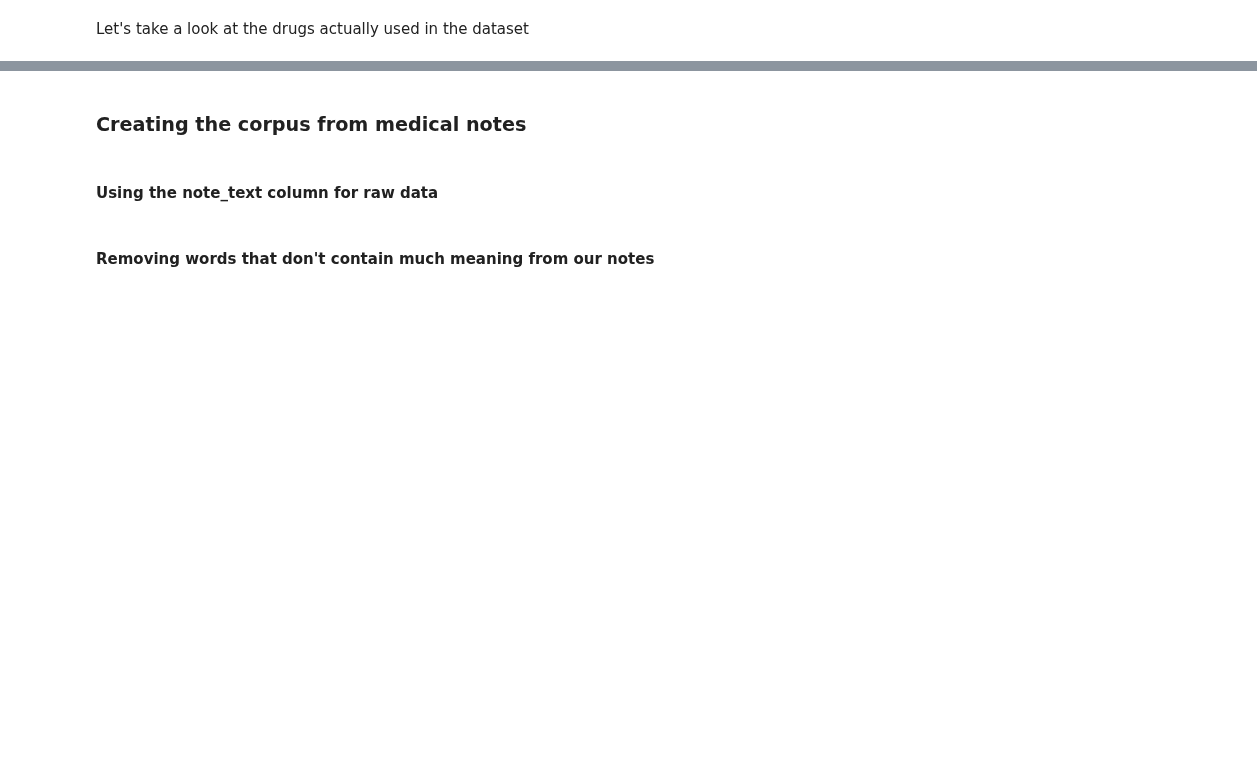
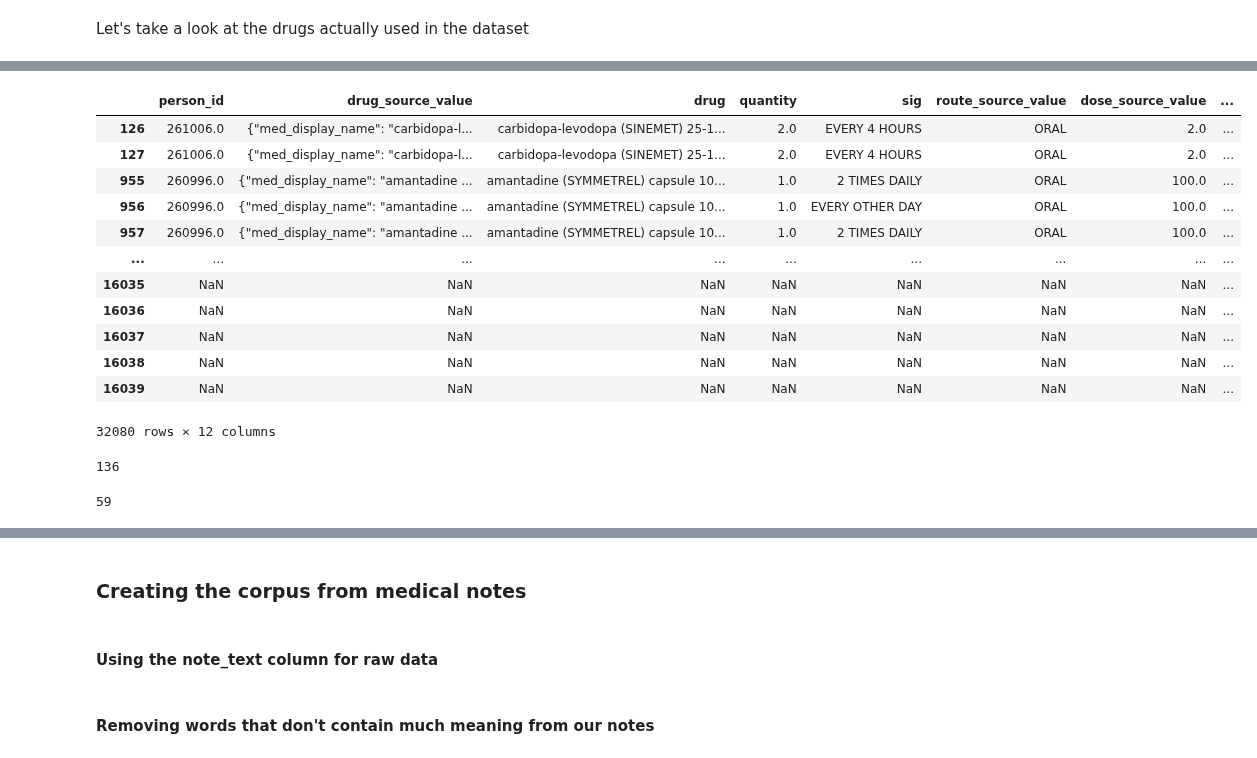
Before and after one commit to rdiazrincon/motor_fluctuations_pd, a Jupyter notebook: motor_fluctuations_pd.ipynb, the cells around one changed output, grey strips where cells are left out. Drawn from its saved outputs; the diff is of its cells as text; code cells hidden in the pictures; blank space fills up the shorter version.

```diff
--- a/motor_fluctuations_pd.ipynb
+++ b/motor_fluctuations_pd.ipynb
@@ -136,7 +176,7 @@ Let's take a look at the drugs actually used in the dataset
 # Converts to lowercase the values in pd_drug_info
 pd_drugs_used = [item.lower() for item in pd_drug_info.values()]
 # Takes the unique lowercase values and sorts them to finally be saved in an array
-pd_drugs_used = sorted(set(pd_drugs_used))
+# pd_drugs_used = sorted(set(pd_drugs_used))
 # %%
 pd_drugs_used
 # %% [output]
@@ -160,11 +200,31 @@ pd_drugs_used
 # %%
 pd_drugs_used_lazy = []
-pattern = r'\b(.*?)([\w-]+(?:\s[\w-]+)*)\s*\(([^)]+)\)'
-for item in pd_drugs_used:
-    matches = re.findall(pattern, item)
-    if matches:
-        for match in matches:
-            pd_drugs_used_lazy.append(f"{match[0]}{match[1]} ({match[2]})")
+# pattern = r'\b(.*?)([\w-]+(?:\s[\w-]+)*)\s*\(([^)]+)\)'
+# for item in pd_drugs_used:
+#     matches = re.findall(pattern, item)
+#     if matches:
+#         for match in matches:
+#             pd_drugs_used_lazy.append(f"{match[0]}{match[1]} ({match[2]})")
 
 # Remove duplicates
-pd_drugs_used_lazy = sorted(set(pd_drugs_used_lazy))
+# pd_drugs_used_lazy = sorted(set(pd_drugs_used_lazy))
+
+for drug in pd_drugs_used:
+    drug_info = {}
+    # Extract generic name and brand name
+    match = re.match(r'^(.*?) \((.*?)\)', drug)
+    if match:
+        generic_name = match.group(1)
+        brand_name = match.group(2)
+        drug_info['Generic Name'] = generic_name
+        drug_info['Brand Name'] = brand_name
+
+    # Extract dosage
+    dosage_match = re.search(r'\d+-\d+ mg', drug)
+    if dosage_match:
+        dosage = dosage_match.group()
+        drug_info["Dosage"] = dosage
+    pd_drugs_used_lazy.append(drug_info)
+
+
+drug_info_df = pd.DataFrame(pd_drugs_used_lazy)
@@ -170,0 +255,25 @@ pd_drugs_used_lazy = sorted(set(pd_drugs_used_lazy))
+# %%
+df_pd.append(drug_info_df)
+# %% [output]
+|  | person_id | drug_source_value | drug | quantity | sig | route_source_value | dose_source_value | ... |
+| 126 | 261006.0 | {"med_display_name": "carbidopa-l... | carbidopa-levodopa (SINEMET) 25-1... | 2.0 | EVERY 4 HOURS | ORAL | 2.0 | ... |
+| 127 | 261006.0 | {"med_display_name": "carbidopa-l... | carbidopa-levodopa (SINEMET) 25-1... | 2.0 | EVERY 4 HOURS | ORAL | 2.0 | ... |
+| 955 | 260996.0 | {"med_display_name": "amantadine ... | amantadine (SYMMETREL) capsule 10... | 1.0 | 2 TIMES DAILY | ORAL | 100.0 | ... |
+| 956 | 260996.0 | {"med_display_name": "amantadine ... | amantadine (SYMMETREL) capsule 10... | 1.0 | EVERY OTHER DAY | ORAL | 100.0 | ... |
+| 957 | 260996.0 | {"med_display_name": "amantadine ... | amantadine (SYMMETREL) capsule 10... | 1.0 | 2 TIMES DAILY | ORAL | 100.0 | ... |
+| ... | ... | ... | ... | ... | ... | ... | ... | ... |
+| 16035 | NaN | NaN | NaN | NaN | NaN | NaN | NaN | ... |
+| 16036 | NaN | NaN | NaN | NaN | NaN | NaN | NaN | ... |
+| 16037 | NaN | NaN | NaN | NaN | NaN | NaN | NaN | ... |
+| 16038 | NaN | NaN | NaN | NaN | NaN | NaN | NaN | ... |
+| 16039 | NaN | NaN | NaN | NaN | NaN | NaN | NaN | ... |
+32080 rows × 12 columns
+# %%
+unique_elements = list(set(pd_drugs_used) ^ set(pd_drugs_used_lazy))
+len(unique_elements)
+# %% [output]
+136
+# %%
+len(pd_drugs_used) - len(pd_drugs_used_lazy)
+# %% [output]
+59
```
Also changed, not shown: parts of 15 cells of this notebook.
